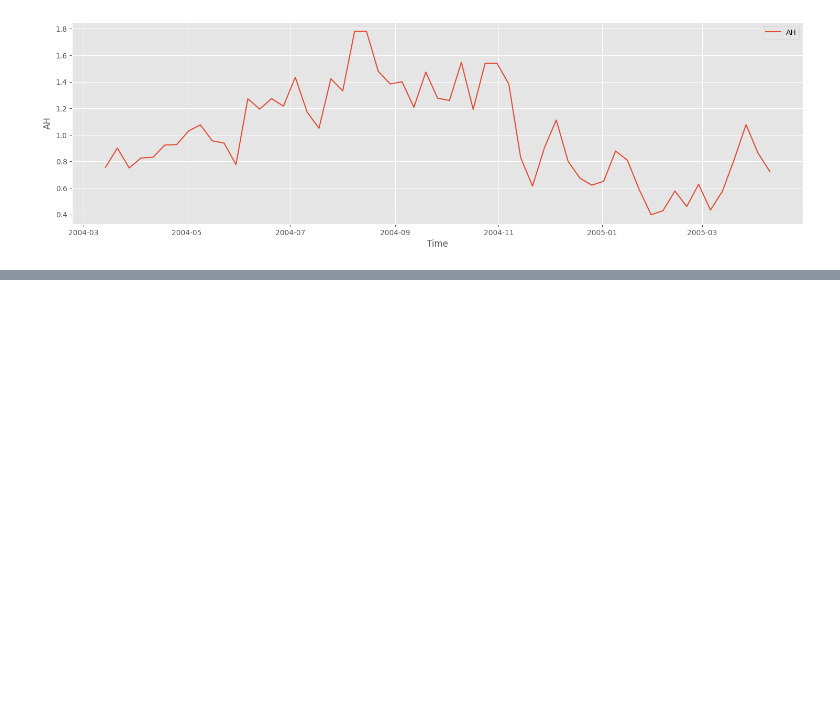
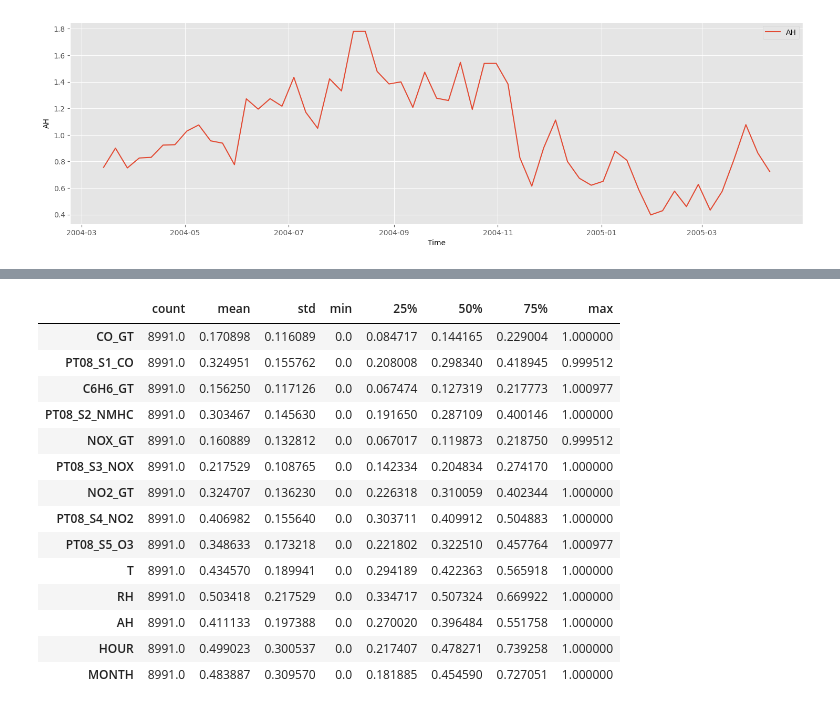
Before and after one commit to Julio-Mendez/Calidad_Aire, a Jupyter notebook: CalidadAire_2023.ipynb, the cells around one changed output, grey strips where cells are left out. Saved outputs shown, nothing was run; the diff lists cells and outputs as text; code cells hidden in the pictures; blank space fills up the shorter version.

```diff
--- a/CalidadAire_2023.ipynb
+++ b/CalidadAire_2023.ipynb
@@ -818,0 +864,18 @@ from datetime import datetime
+# %%
+df.describe().T
+# %% [output]
+|  | count | mean | std | min | 25% | 50% | 75% | max |
+| CO_GT | 8991.0 | 0.170898 | 0.116089 | 0.0 | 0.084717 | 0.144165 | 0.229004 | 1.000000 |
+| PT08_S1_CO | 8991.0 | 0.324951 | 0.155762 | 0.0 | 0.208008 | 0.298340 | 0.418945 | 0.999512 |
+| C6H6_GT | 8991.0 | 0.156250 | 0.117126 | 0.0 | 0.067474 | 0.127319 | 0.217773 | 1.000977 |
+| PT08_S2_NMHC | 8991.0 | 0.303467 | 0.145630 | 0.0 | 0.191650 | 0.287109 | 0.400146 | 1.000000 |
+| NOX_GT | 8991.0 | 0.160889 | 0.132812 | 0.0 | 0.067017 | 0.119873 | 0.218750 | 0.999512 |
+| PT08_S3_NOX | 8991.0 | 0.217529 | 0.108765 | 0.0 | 0.142334 | 0.204834 | 0.274170 | 1.000000 |
+| NO2_GT | 8991.0 | 0.324707 | 0.136230 | 0.0 | 0.226318 | 0.310059 | 0.402344 | 1.000000 |
+| PT08_S4_NO2 | 8991.0 | 0.406982 | 0.155640 | 0.0 | 0.303711 | 0.409912 | 0.504883 | 1.000000 |
+| PT08_S5_O3 | 8991.0 | 0.348633 | 0.173218 | 0.0 | 0.221802 | 0.322510 | 0.457764 | 1.000977 |
+| T | 8991.0 | 0.434570 | 0.189941 | 0.0 | 0.294189 | 0.422363 | 0.565918 | 1.000000 |
+| RH | 8991.0 | 0.503418 | 0.217529 | 0.0 | 0.334717 | 0.507324 | 0.669922 | 1.000000 |
+| AH | 8991.0 | 0.411133 | 0.197388 | 0.0 | 0.270020 | 0.396484 | 0.551758 | 1.000000 |
+| HOUR | 8991.0 | 0.499023 | 0.300537 | 0.0 | 0.217407 | 0.478271 | 0.739258 | 1.000000 |
+| MONTH | 8991.0 | 0.483887 | 0.309570 | 0.0 | 0.181885 | 0.454590 | 0.727051 | 1.000000 |
```
Also changed, not shown: parts of 16 cells of this notebook.
